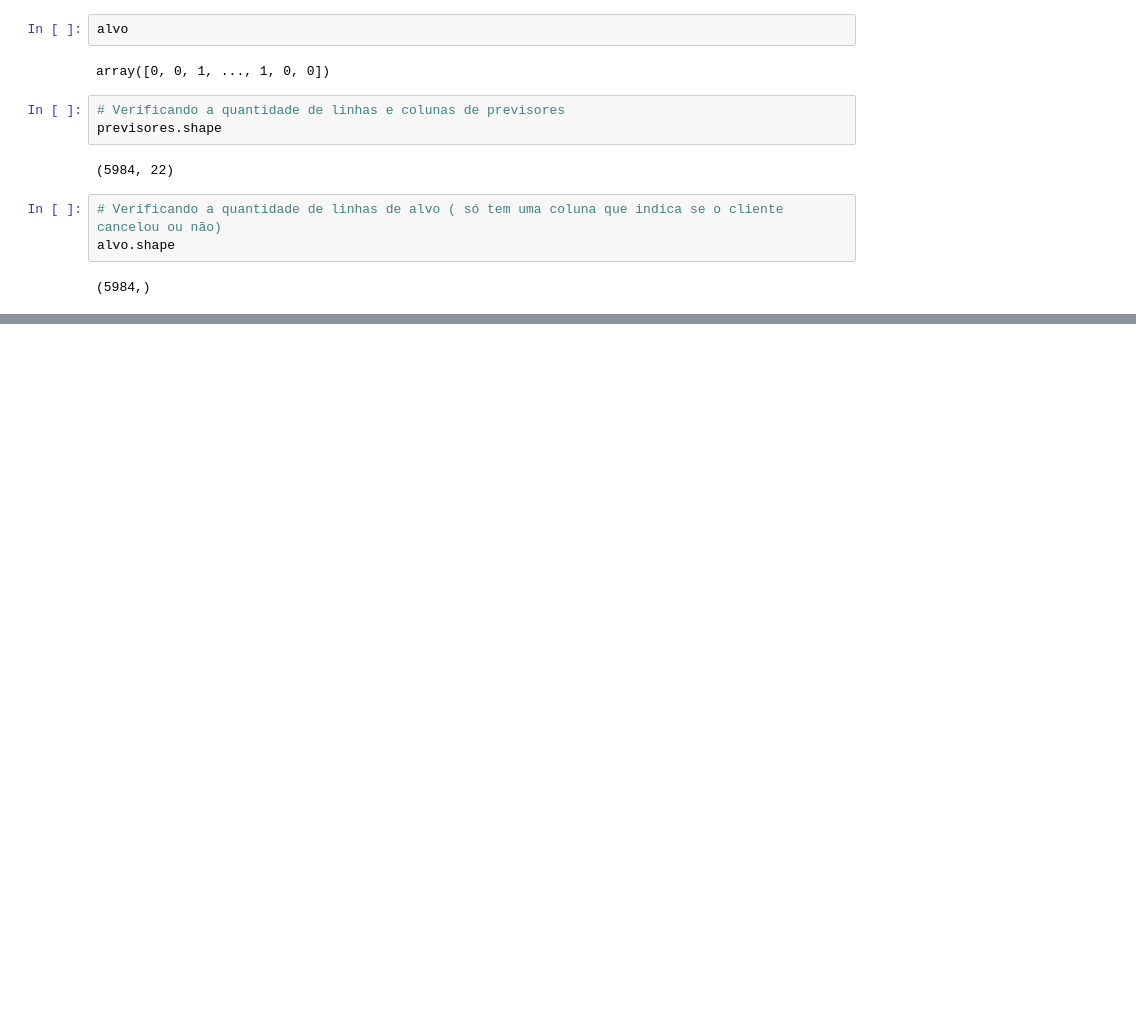
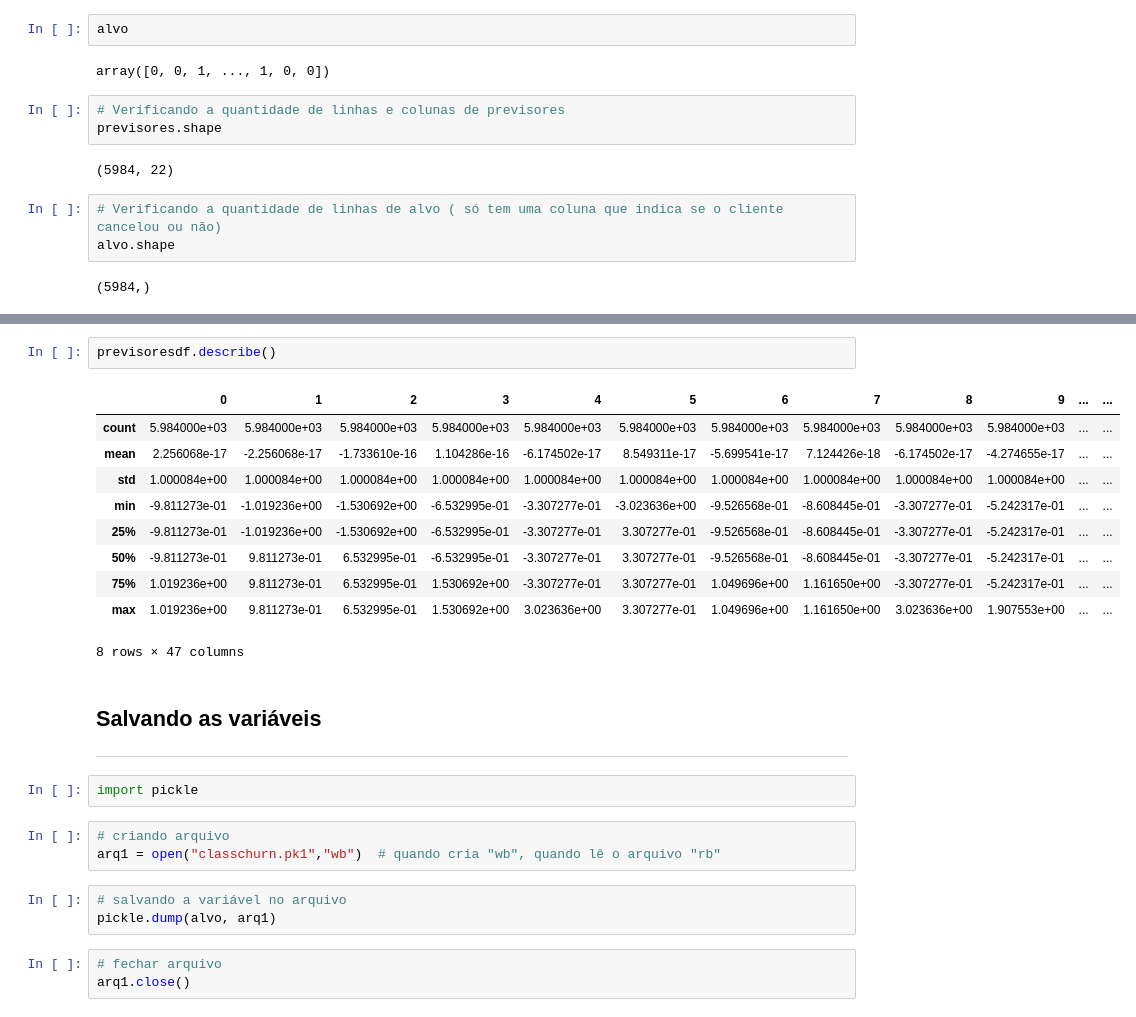
Before and after one commit to mauricionoronha/MLChurn, a Jupyter notebook: Classificação_CHURN.ipynb, the cells around one changed output, grey strips where cells are left out. Saved outputs shown, nothing was run; the diff lists cells and outputs as text; blank space fills up the shorter version.

```diff
--- a/Classificação_CHURN.ipynb
+++ b/Classificação_CHURN.ipynb
@@ -327,0 +420,27 @@ alvo.shape
+# %%
+previsoresdf.describe()
+# %% [output]
+|  | 0 | 1 | 2 | 3 | 4 | 5 | 6 | 7 | 8 | 9 | ... | ... |
+| count | 5.984000e+03 | 5.984000e+03 | 5.984000e+03 | 5.984000e+03 | 5.984000e+03 | 5.984000e+03 | 5.984000e+03 | 5.984000e+03 | 5.984000e+03 | 5.984000e+03 | ... | ... |
+| mean | 2.256068e-17 | -2.256068e-17 | -1.733610e-16 | 1.104286e-16 | -6.174502e-17 | 8.549311e-17 | -5.699541e-17 | 7.124426e-18 | -6.174502e-17 | -4.274655e-17 | ... | ... |
+| std | 1.000084e+00 | 1.000084e+00 | 1.000084e+00 | 1.000084e+00 | 1.000084e+00 | 1.000084e+00 | 1.000084e+00 | 1.000084e+00 | 1.000084e+00 | 1.000084e+00 | ... | ... |
+| min | -9.811273e-01 | -1.019236e+00 | -1.530692e+00 | -6.532995e-01 | -3.307277e-01 | -3.023636e+00 | -9.526568e-01 | -8.608445e-01 | -3.307277e-01 | -5.242317e-01 | ... | ... |
+| 25% | -9.811273e-01 | -1.019236e+00 | -1.530692e+00 | -6.532995e-01 | -3.307277e-01 | 3.307277e-01 | -9.526568e-01 | -8.608445e-01 | -3.307277e-01 | -5.242317e-01 | ... | ... |
+| 50% | -9.811273e-01 | 9.811273e-01 | 6.532995e-01 | -6.532995e-01 | -3.307277e-01 | 3.307277e-01 | -9.526568e-01 | -8.608445e-01 | -3.307277e-01 | -5.242317e-01 | ... | ... |
+| 75% | 1.019236e+00 | 9.811273e-01 | 6.532995e-01 | 1.530692e+00 | -3.307277e-01 | 3.307277e-01 | 1.049696e+00 | 1.161650e+00 | -3.307277e-01 | -5.242317e-01 | ... | ... |
+| max | 1.019236e+00 | 9.811273e-01 | 6.532995e-01 | 1.530692e+00 | 3.023636e+00 | 3.307277e-01 | 1.049696e+00 | 1.161650e+00 | 3.023636e+00 | 1.907553e+00 | ... | ... |
+8 rows × 47 columns
+# %% [markdown]
+## Salvando as variáveis
+--------------------------------------------------------------------------------
+# %%
+import pickle
+# %%
+# criando arquivo
+arq1 = open("classchurn.pk1","wb")  # quando cria "wb", quando lê o arquivo "rb"
+# %%
+# salvando a variável no arquivo
+pickle.dump(alvo, arq1)
+# %%
+# fechar arquivo
+arq1.close()
```
Also changed, not shown: parts of 41 cells of this notebook.
